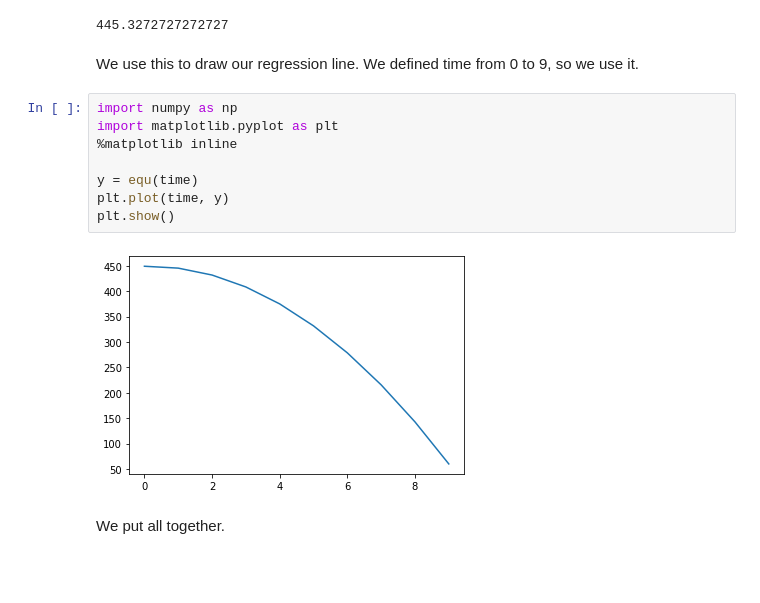
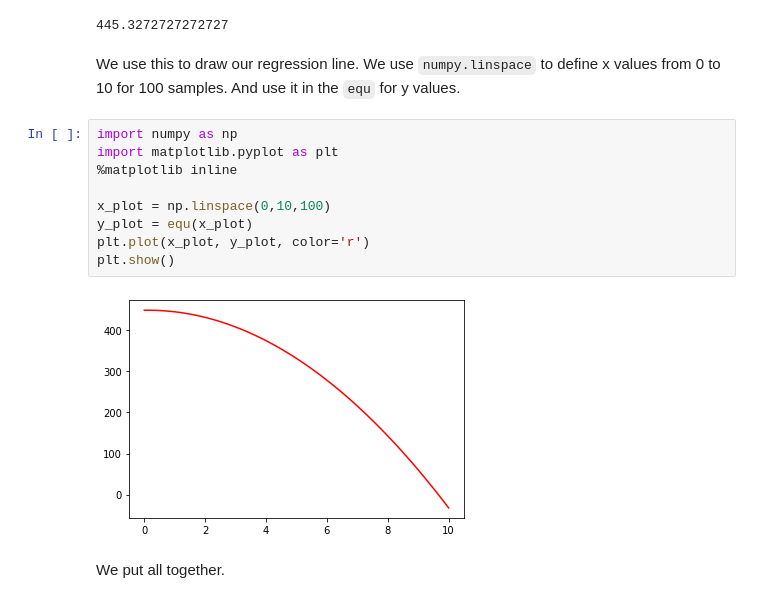
Before and after one commit to shinokada/python-for-ib-diploma-mathematics, a Jupyter notebook: Modelling_functions.ipynb, the cells around one changed output. Cells and saved outputs as stored; diff of their text form; blank space fills up the shorter version.

```diff
--- a/Modelling_functions.ipynb
+++ b/Modelling_functions.ipynb
@@ -270,17 +279,18 @@ equ(1)
 # %% [output]
 445.3272727272727
 # %% [markdown]
-We use this to draw our regression line. We defined time from 0 to 9, so we use it.
+We use this to draw our regression line. We use `numpy.linspace` to define x values from 0 to 10 for 100 samples. And use it in the `equ` for y values.
 # %%
 import numpy as np
 import matplotlib.pyplot as plt
 %matplotlib inline
 
-y = equ(time)
-plt.plot(time, y)
+x_plot = np.linspace(0,10,100)
+y_plot = equ(x_plot)
+plt.plot(x_plot, y_plot, color='r')
 plt.show()
 # %% [output]
-[figure, old version]
+[figure, new version]
 # %% [markdown]
 We put all together.
 # %%
```
Also changed, not shown: parts of 12 cells of this notebook.
